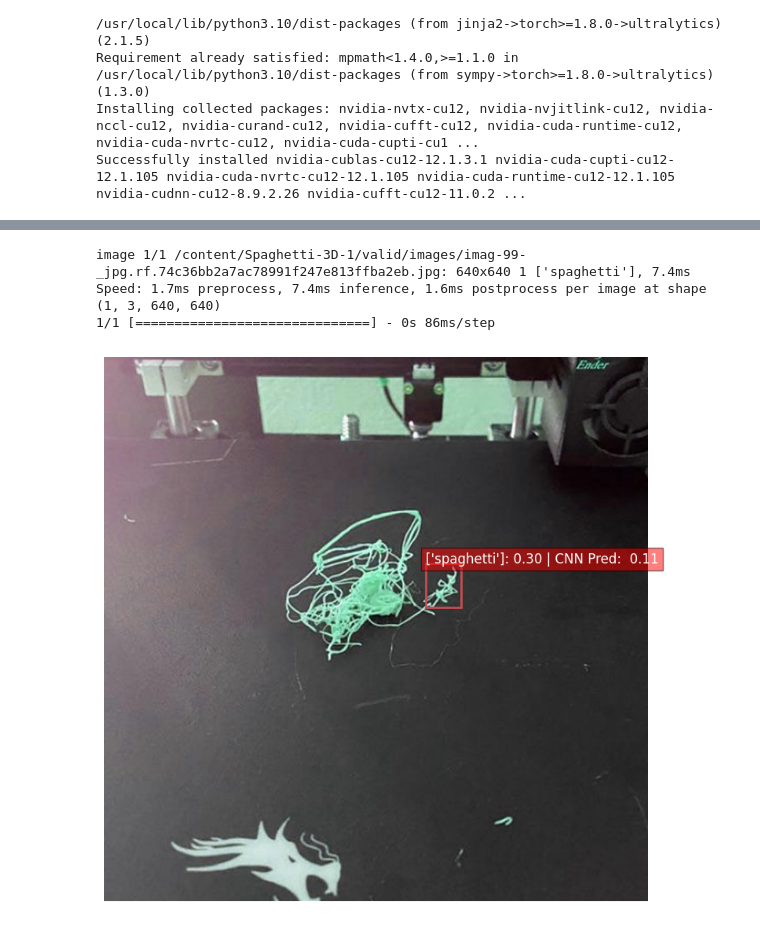
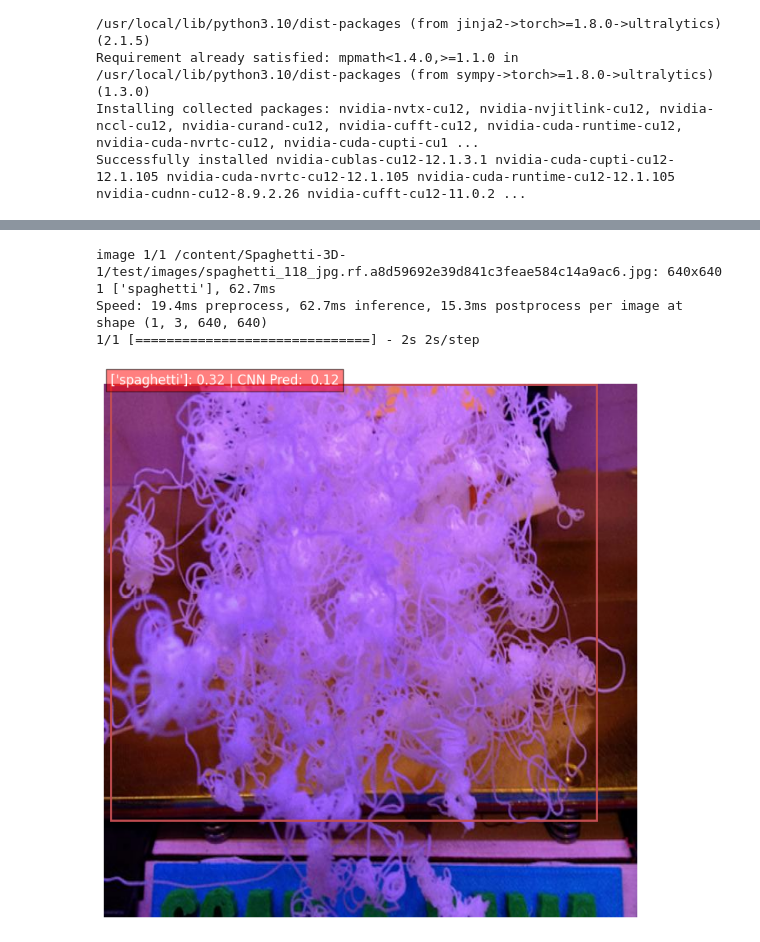
Before and after one commit to JamilePolycarpo/MachineLearning-Printer3D-Failer, a Jupyter notebook: Yolov8andCNN.ipynb, the cells around one changed output, grey strips where cells are left out. Cells and saved outputs as stored; diff of their text form; code cells hidden in the pictures.

```diff
--- a/Yolov8andCNN.ipynb
+++ b/Yolov8andCNN.ipynb
@@ -122,38 +122,0 @@ Speed: 1.6ms preprocess, 7.3ms inference, 1.8ms postprocess per image at shape (
-# %%
-import cv2
-from ultralytics import YOLO
-
-# Carregar o modelo treinado
-model = YOLO('/content/runs/detect/train6/weights/best.pt')  # Caminho para o modelo treinado
-
-# Capturar vídeo da webcam
-cap = cv2.VideoCapture(0)
-
-while True:
-    ret, frame = cap.read()
-    if not ret:
-        break
-
-    # Fazer a detecção
-    results = model(frame)
-
-    # Processar os resultados
-    for result in results:
-        boxes = result.boxes
-        for box in boxes:
-            x1, y1, x2, y2 = map(int, box.xyxy[0].tolist())
-            conf = box.conf[0]
-            cls = box.cls[0]
-
-            # Desenhar as caixas delimitadoras e os rótulos na imagem
-            cv2.rectangle(frame, (x1, y1), (x2, y2), (0, 255, 0), 2)
-            cv2.putText(frame, f'{model.names[int(cls)]} {conf:.2f}', (x1, y1 - 10), cv2.FONT_HERSHEY_SIMPLEX, 0.5, (0, 255, 0), 2)
-
-    # Mostrar a imagem com as detecções
-    cv2.imshow('YOLOv8 Real-Time Detection', frame)
-
-    if cv2.waitKey(1) & 0xFF == ord('q'):
-        break
-
-cap.release()
-cv2.destroyAllWindows()
@@ -255,9 +217,9 @@ os.fork() was called. os.fork() is incompatible with multithreaded code, and JAX
 # %%
 # Carregar o modelo YOLOv8 treinado
-model = YOLO("/content/runs/detect/train5/weights/best.pt")
+model = YOLO("/content/runs/detect/train4/weights/best.pt")
 
 # Carregar a imagem para teste
-image_path = "/content/Spaghetti-3D-1/valid/images/imag-99-_jpg.rf.74c36bb2a7ac78991f247e813ffba2eb.jpg"
+image_path = "/content/Spaghetti-3D-1/test/images/spaghetti_118_jpg.rf.a8d59692e39d841c3feae584c14a9ac6.jpg"
 image = Image.open(image_path)
 
 # Processar a imagem e obter detecções
@@ -266,34 +228,34 @@ results = model(image_path)[0]
 boxes = results.boxes
 detections = boxes.xyxy.cpu().numpy()
 confidences = boxes.conf.cpu().numpy()
 class_ids = boxes.cls.cpu().numpy()
 
 
 # Pré-processar a imagem para a CNN, usando o tamanho correto
 processed_image = preprocess_image(image, target_size=(224, 224)) # Change the target size to (224, 224)
 
 # Fazer predições com a CNN
 
 
 prediction = cnn_model.predict(processed_image)
 predicted_class = np.argmax(prediction[0])
 predicted_confidence = prediction[0][predicted_class]  # Obter a confiança da predição
 
 
 # Visualizar as detecções e predições na imagem original
 fig, ax = plt.subplots(1, figsize=(12, 9))
 ax.imshow(image)
 
 for i, (detection, conf, class_id) in enumerate(zip(detections, confidences, class_ids)):
     x1, y1, x2, y2 = detection
     rect = Rectangle((x1, y1), x2 - x1, y2 - y1, linewidth=2, edgecolor='r', facecolor='none')
     ax.add_patch(rect)
     plt.text(x1, y1, f'{model.names[int(class_id)]}: {conf:.2f} | CNN Pred:  {predicted_confidence:.2f}', color='white', fontsize=12, bbox=dict(facecolor='red', alpha=0.5)) # Remove [i] from predicted_class and predicted_confidence
 
 plt.axis('off')
 plt.show()
 # %% [output]
-image 1/1 /content/Spaghetti-3D-1/valid/images/imag-99-_jpg.rf.74c36bb2a7ac78991f247e813ffba2eb.jpg: 640x640 1 ['spaghetti'], 7.4ms
-Speed: 1.7ms preprocess, 7.4ms inference, 1.6ms postprocess per image at shape (1, 3, 640, 640)
-1/1 [==============================] - 0s 86ms/step
+image 1/1 /content/Spaghetti-3D-1/test/images/spaghetti_118_jpg.rf.a8d59692e39d841c3feae584c14a9ac6.jpg: 640x640 1 ['spaghetti'], 62.7ms
+Speed: 19.4ms preprocess, 62.7ms inference, 15.3ms postprocess per image at shape (1, 3, 640, 640)
+1/1 [==============================] - 2s 2s/step
-[figure, old version]
+[figure, new version]
```
Also changed, not shown: parts of 6 cells of this notebook.
